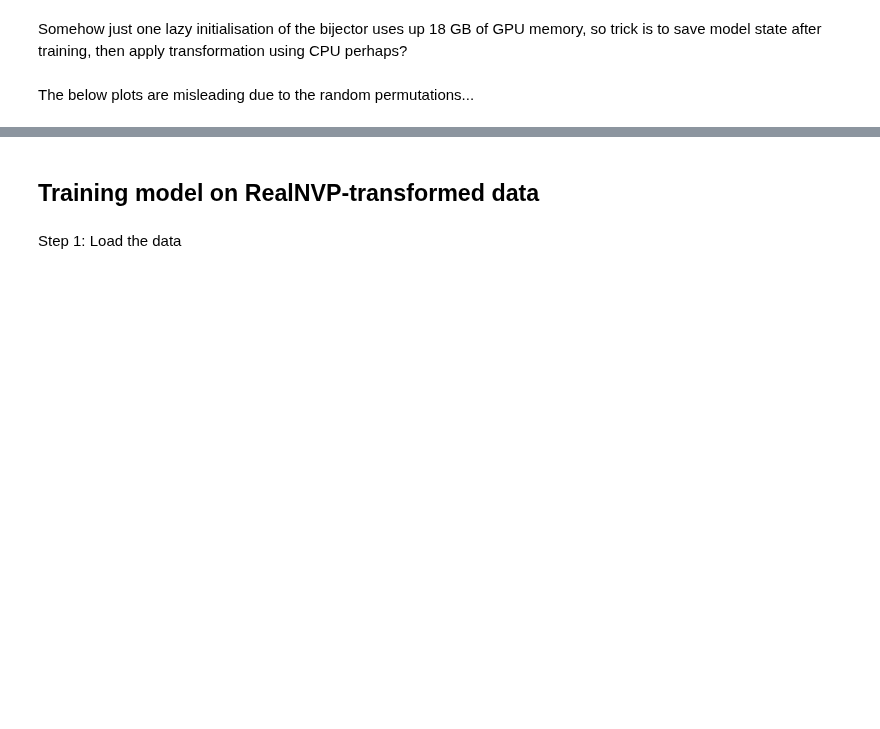
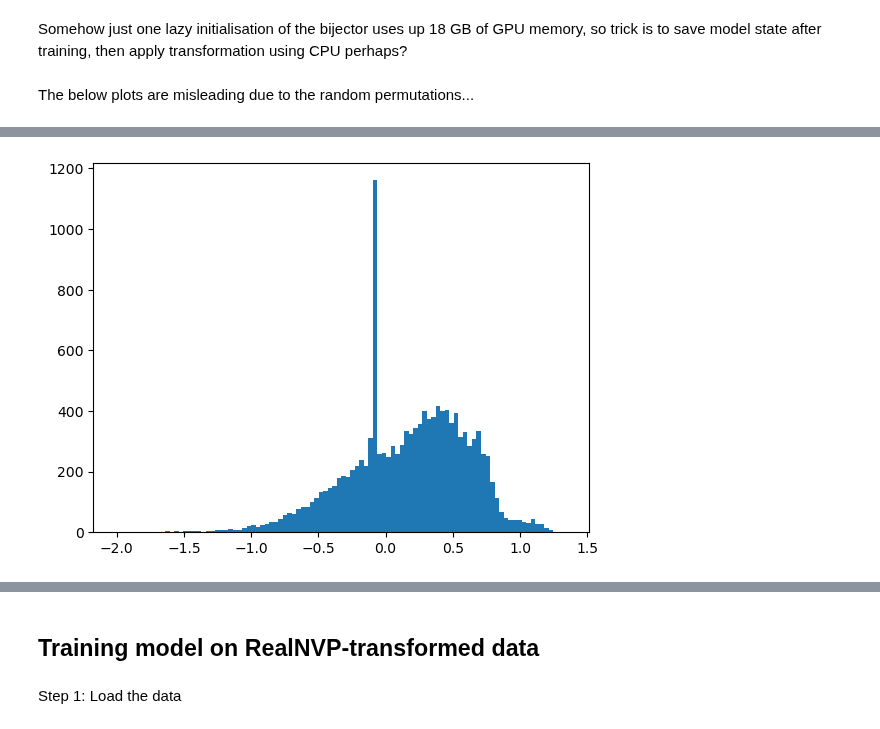
Before and after one commit to marcusGH/edain_paper, a Jupyter notebook: notebooks/normalizing_flows.ipynb, the cells around one changed output, grey strips where cells are left out. Cells and saved outputs as stored; diff of their text form; code cells hidden in the pictures; blank space fills up the shorter version.

```diff
--- a/notebooks/normalizing_flows.ipynb
+++ b/notebooks/normalizing_flows.ipynb
@@ -206,2 +338,7 @@ np.save(os.path.join(cfg['dataset_directory'], 'transformed', f"RealNVP-1-y_val.
 # %%
 temp = np.load(os.path.join(cfg['dataset_directory'], 'transformed', f"RealNVP-1-X_train.npy"))
+# %%
+temp = torch.randperm(20)
+inv_temp = torch.empty_like(temp)
+inv_temp[temp] = torch.arange(20)
+torch.arange(0, 20)[temp][inv_temp]
@@ -207,0 +348,5 @@ temp = np.load(os.path.join(cfg['dataset_directory'], 'transformed', f"RealNVP-1
+# %%
+temp_out = bijector.inv(temp)
+for i in range(80):
+    if not torch.all(torch.isfinite(temp_out[:, i])):
+        print(i)
@@ -207,0 +371,5 @@ temp = np.load(os.path.join(cfg['dataset_directory'], 'transformed', f"RealNVP-1
+# %%
+plt.hist(temp_out[:, 0].detach().cpu().numpy(), bins=100)
+plt.show()
+# %% [output]
+[figure, added]
```
Also changed, not shown: parts of 46 cells of this notebook, 2 other files.
